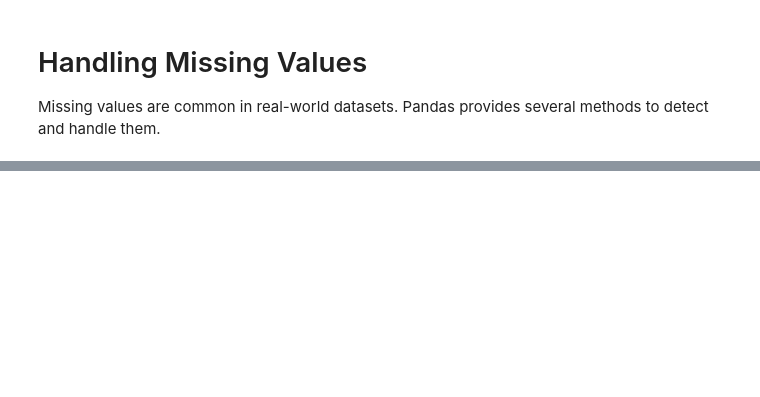
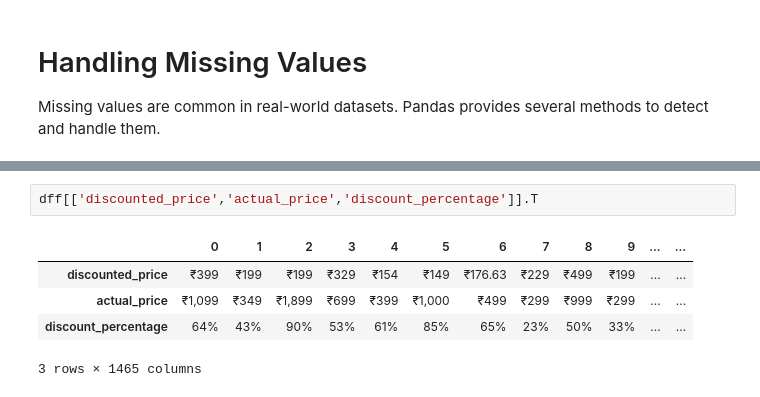
Before and after one commit to Mukundpatil-cd/data-science, a Jupyter notebook: data_analysis_with_python/pandas_basics.ipynb, the cells around one changed output, grey strips where cells are left out. Drawn from its saved outputs; the diff is of its cells as text; blank space fills up the shorter version.

```diff
--- a/data_analysis_with_python/pandas_basics.ipynb
+++ b/data_analysis_with_python/pandas_basics.ipynb
@@ -248,0 +343,8 @@ df['new_column_name'] = df['column_name'].fillna(value)  # This creates a new co
+# %%
+dff[['discounted_price','actual_price','discount_percentage']].T
+# %% [output]
+|  | 0 | 1 | 2 | 3 | 4 | 5 | 6 | 7 | 8 | 9 | ... | ... |
+| discounted_price | ₹399 | ₹199 | ₹199 | ₹329 | ₹154 | ₹149 | ₹176.63 | ₹229 | ₹499 | ₹199 | ... | ... |
+| actual_price | ₹1,099 | ₹349 | ₹1,899 | ₹699 | ₹399 | ₹1,000 | ₹499 | ₹299 | ₹999 | ₹299 | ... | ... |
+| discount_percentage | 64% | 43% | 90% | 53% | 61% | 85% | 65% | 23% | 50% | 33% | ... | ... |
+3 rows × 1465 columns
```
Also changed, not shown: parts of 19 cells of this notebook.
